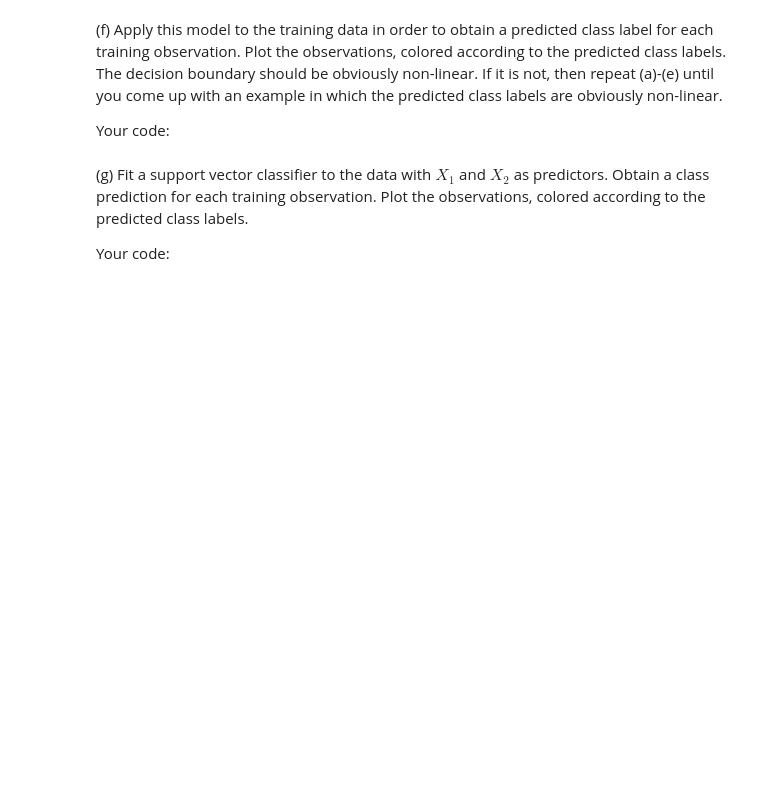
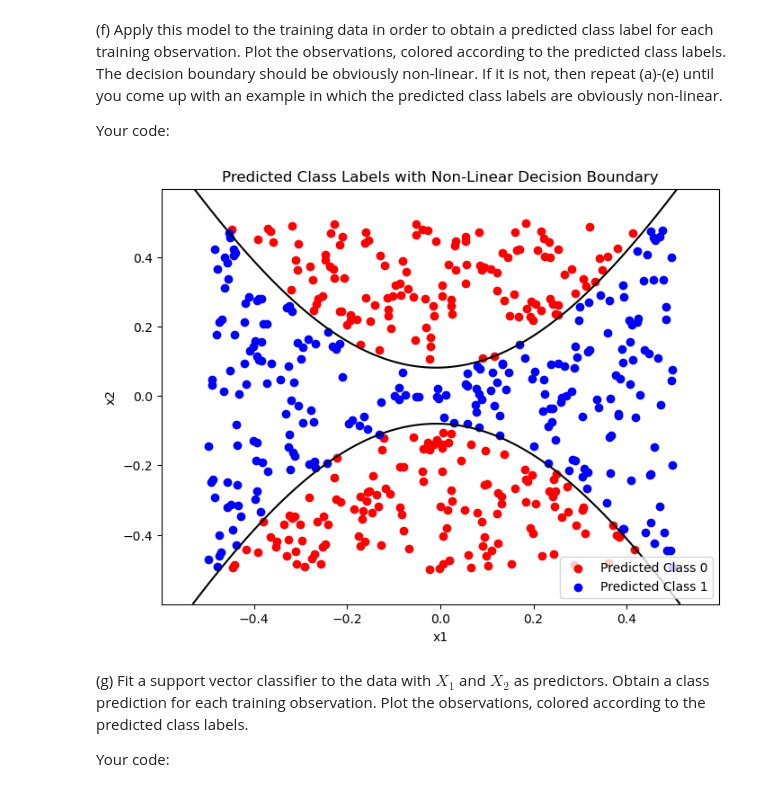
Before and after one commit to BU-MSSP-Classroom/MA679_Spring2024_08_svm-yuyangsun28k, a Jupyter notebook: 08_SVM_Python.ipynb, the cells around one changed output. Drawn from its saved outputs; the diff is of its cells as text; code cells hidden in the pictures; blank space fills up the shorter version.

```diff
--- a/08_SVM_Python.ipynb
+++ b/08_SVM_Python.ipynb
@@ -338,5 +348,10 @@ Your code:
 
 Your code:
 # %%
-#
-#
+import statsmodels.api as sm
+
+X = np.column_stack((x1, x2))
+X = sm.add_constant(X)
+logit_model = sm.Logit(y, X)
+result = logit_model.fit()
+print(result.summary())
@@ -353,5 +423,12 @@ Your code:
 
 Your code:
 # %%
-#
-#
+import statsmodels.api as sm
+
+X_nl = np.column_stack((x1, x2, x1**2, x2**2, x1*x2, np.log(np.abs(x2) + 1)))
+X_nl = sm.add_constant(X_nl)
+
+logit_model_nl = sm.Logit(y, X_nl)
+result_nl = logit_model_nl.fit(method='bfgs', maxiter=50)
+
+print(result_nl.summary())
@@ -361,8 +456,40 @@ Your code:
 
 Your code:
 # %%
-#
-#
+import matplotlib.pyplot as plt
+import numpy as np
+
+predicted_probs_nl = result_nl.predict(X_nl)
+predicted_classes_nl = (predicted_probs_nl > 0.5).astype(int)
+
+plt.figure(figsize=(8, 6))
+plt.scatter(x1[predicted_classes_nl == 0], x2[predicted_classes_nl == 0], color='red', label='Predicted Class 0')
+plt.scatter(x1[predicted_classes_nl == 1], x2[predicted_classes_nl == 1], color='blue', label='Predicted Class 1')
+
+# Create a grid of values and make the grid pass into model
+grid_x1, grid_x2 = np.meshgrid(np.linspace(x1.min() - 0.1, x1.max() + 0.1, 500),
+                               np.linspace(x2.min() - 0.1, x2.max() + 0.1, 500))
+
+grid_flat = np.c_[grid_x1.ravel(), grid_x2.ravel(),
+                  grid_x1.ravel()**2, grid_x2.ravel()**2,
+                  grid_x1.ravel()*grid_x2.ravel(),
+                  np.log(np.abs(grid_x2.ravel()) + 1)]
+grid_flat = sm.add_constant(grid_flat)
+
+# Predict on the grid
+grid_probs = result_nl.predict(grid_flat)
+
+# Reshape the predicted probabilities back into a 2D array
+grid_probs_reshaped = grid_probs.reshape(grid_x1.shape)
+
+plt.contour(grid_x1, grid_x2, grid_probs_reshaped, levels=[0.5], cmap="Greys_r")
+plt.xlabel('x1')
+plt.ylabel('x2')
+plt.title('Predicted Class Labels with Non-Linear Decision Boundary')
+plt.legend()
+plt.show()
+# %% [output]
+[figure, added]
 # %% [markdown]
 (g) Fit a support vector classifier to the data with $X_1$ and $X_2$ as predictors. Obtain a class prediction for each training observation. Plot the observations, colored according to the predicted class labels.
 
```
Also changed, not shown: parts of 33 cells of this notebook.
